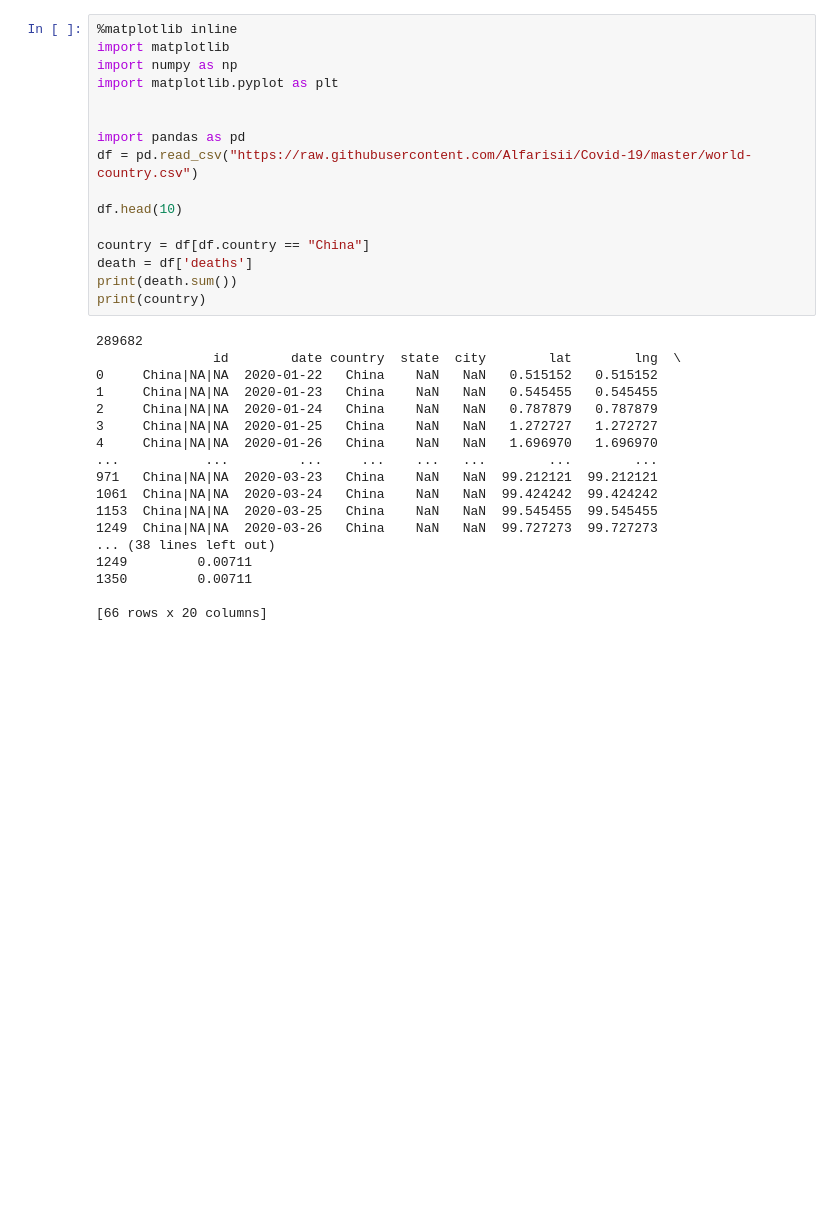
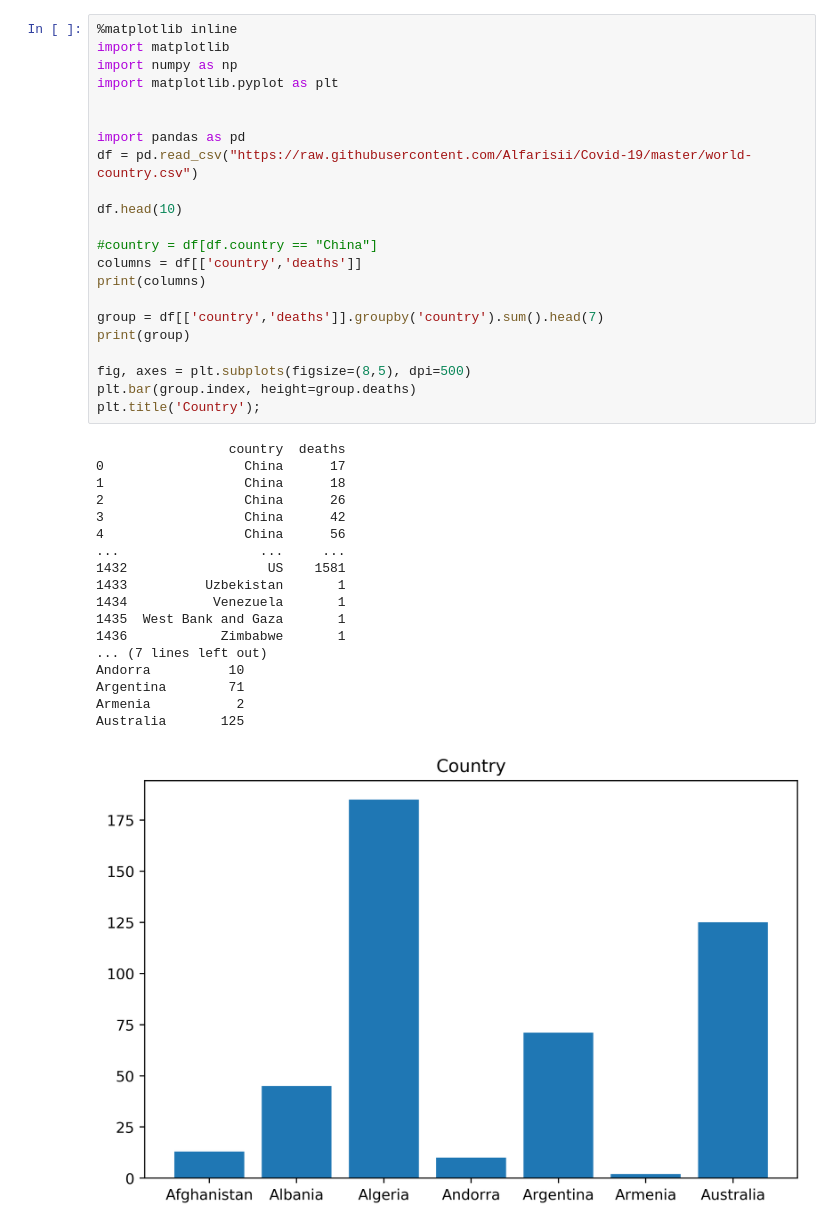
Before and after one commit to Alfarisii/Covid-19, a Jupyter notebook: jupiter.ipynb, the cells around one changed output. Saved outputs shown, nothing was run; the diff lists cells and outputs as text; blank space fills up the shorter version.

```diff
--- a/jupiter.ipynb
+++ b/jupiter.ipynb
@@ -1,37 +1,44 @@
 # %%
 %matplotlib inline
 import matplotlib
 import numpy as np
 import matplotlib.pyplot as plt
 
 
 import pandas as pd
 df = pd.read_csv("https://raw.githubusercontent.com/Alfarisii/Covid-19/master/world-country.csv")
 
 df.head(10)
 
-country = df[df.country == "China"]
-death = df['deaths']
-print(death.sum())
-print(country)
+#country = df[df.country == "China"]
+columns = df[['country','deaths']]
+print(columns)
+
+group = df[['country','deaths']].groupby('country').sum().head(7)
+print(group)
+
+fig, axes = plt.subplots(figsize=(8,5), dpi=500)
+plt.bar(group.index, height=group.deaths)
+plt.title('Country');
 # %% [output]
-289682
-               id        date country  state  city        lat        lng  \
-0     China|NA|NA  2020-01-22   China    NaN   NaN   0.515152   0.515152
-1     China|NA|NA  2020-01-23   China    NaN   NaN   0.545455   0.545455
-2     China|NA|NA  2020-01-24   China    NaN   NaN   0.787879   0.787879
-3     China|NA|NA  2020-01-25   China    NaN   NaN   1.272727   1.272727
-4     China|NA|NA  2020-01-26   China    NaN   NaN   1.696970   1.696970
-...           ...         ...     ...    ...   ...        ...        ...
-971   China|NA|NA  2020-03-23   China    NaN   NaN  99.212121  99.212121
-1061  China|NA|NA  2020-03-24   China    NaN   NaN  99.424242  99.424242
-1153  China|NA|NA  2020-03-25   China    NaN   NaN  99.545455  99.545455
-1249  China|NA|NA  2020-03-26   China    NaN   NaN  99.727273  99.727273
-... (38 lines left out)
-1249         0.00711
-1350         0.00711
-
-[66 rows x 20 columns]
+                 country  deaths
+0                  China      17
+1                  China      18
+2                  China      26
+3                  China      42
+4                  China      56
+...                  ...     ...
+1432                  US    1581
+1433          Uzbekistan       1
+1434           Venezuela       1
+1435  West Bank and Gaza       1
+1436            Zimbabwe       1
+... (7 lines left out)
+Andorra          10
+Argentina        71
+Armenia           2
+Australia       125
+[figure, added]
 # %%
 %matplotlib inline
 import matplotlib
```
Also changed, not shown: parts of 1 cell of this notebook.
